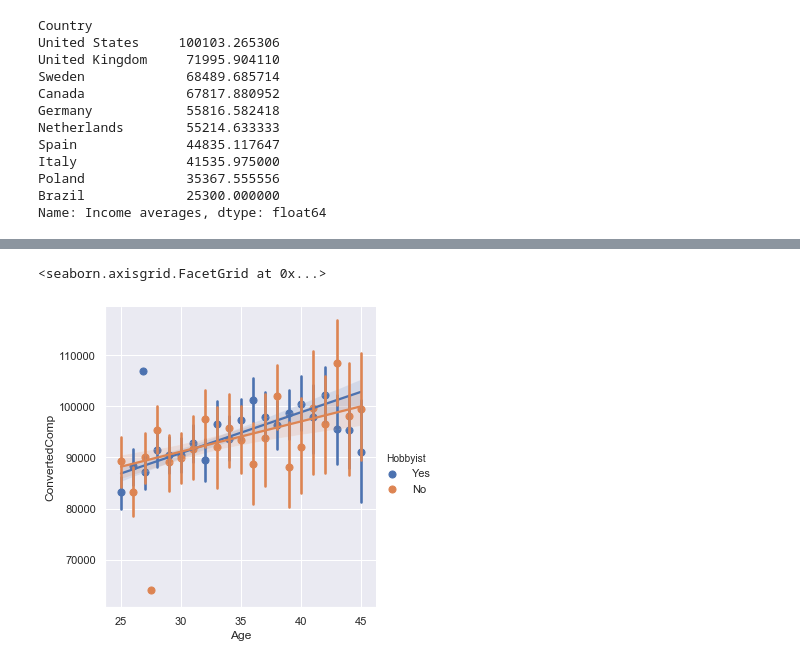
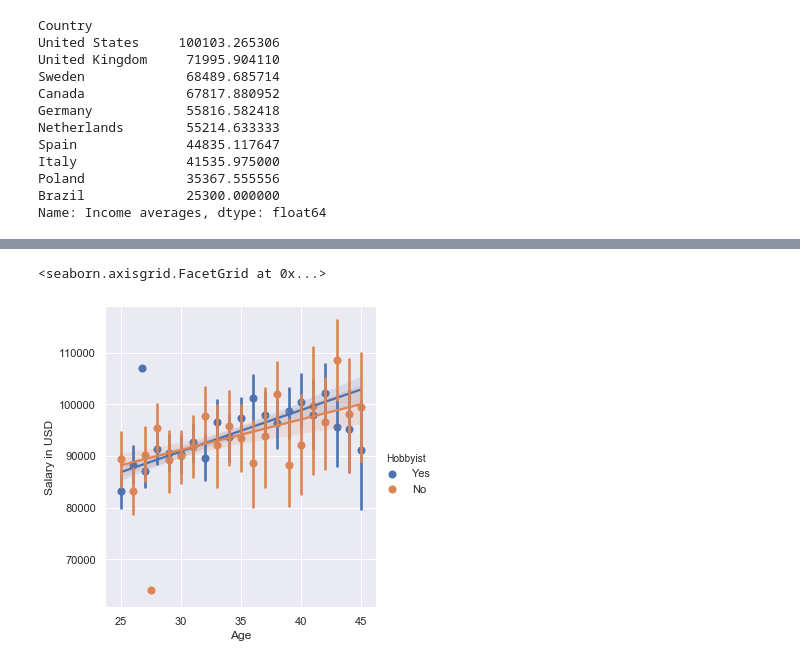
Before and after one commit to yayorbitgum/Learning, a Jupyter notebook: Python/Projects/SO2020Survey/StackOverflowSurvey2020.ipynb, the cells around one changed output, grey strips where cells are left out. Drawn from its saved outputs; the diff is of its cells as text; code cells hidden in the pictures.

```diff
--- a/Python/Projects/SO2020Survey/StackOverflowSurvey2020.ipynb
+++ b/Python/Projects/SO2020Survey/StackOverflowSurvey2020.ipynb
@@ -174,9 +183,19 @@ sns.lmplot(x="Age", y="ConvertedComp", data=wider_df, x_estimator=np.mean, hue='
 # %%
 # In the US, the average is considerably higher!
 us_income_range = df['ConvertedComp'].between(30000, 130000)
 wider_filter = us_income_range & age & usa
 wider_df = df[wider_filter]
-sns.lmplot(x="Age", y="ConvertedComp", data=wider_df, hue='Hobbyist', x_estimator=np.mean)
+
+us_plot = sns.lmplot(x="Age",
+                     y="ConvertedComp",
+                     data=wider_df,
+                     hue='Hobbyist',
+                     y_jitter='0.5',
+                     x_estimator=np.mean,
+                    )
+
+us_plot.set(ylabel="Salary in USD")
+# Interesting that people who answered "yes" to "Do you code as a hobby?" seem to earn more as they get older.
 # %% [output]
 <seaborn.axisgrid.FacetGrid at 0x...>
-[figure, old version]
+[figure, new version]
```
Also changed, not shown: parts of 13 cells of this notebook, 2 other files.
